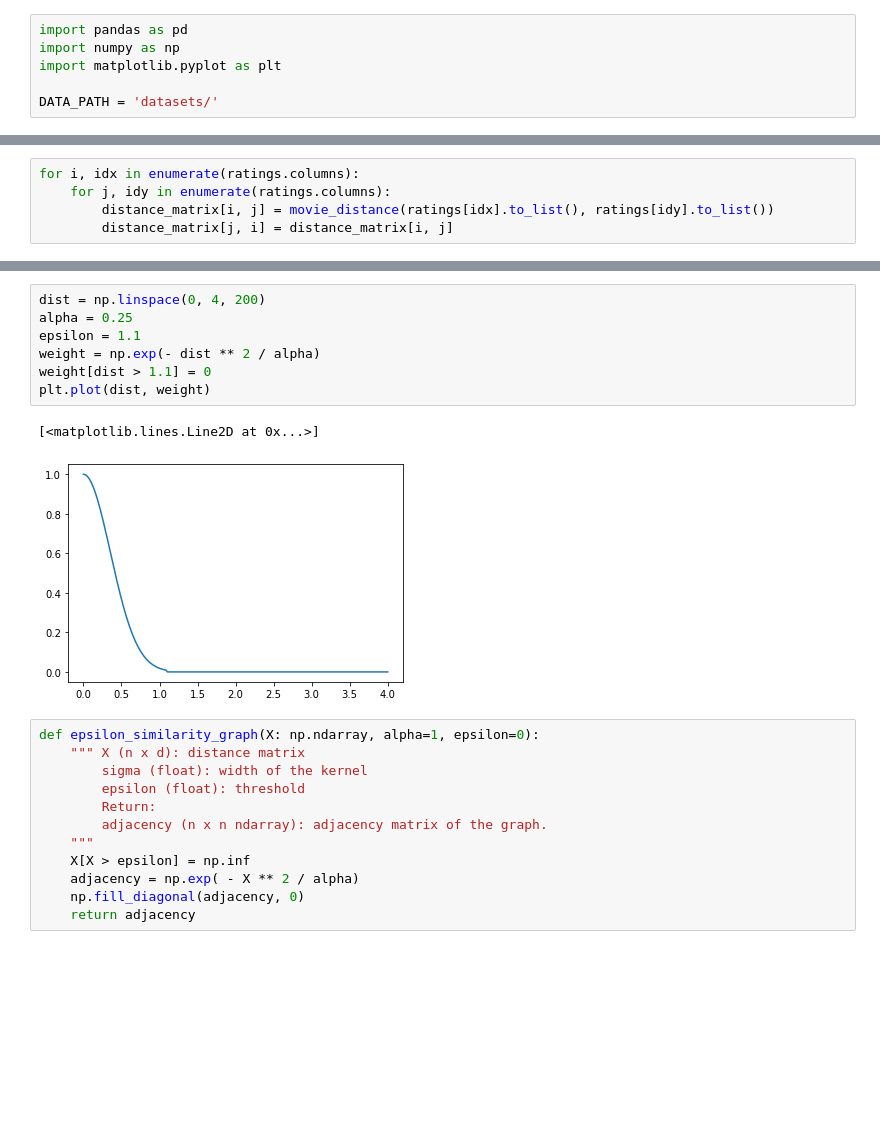
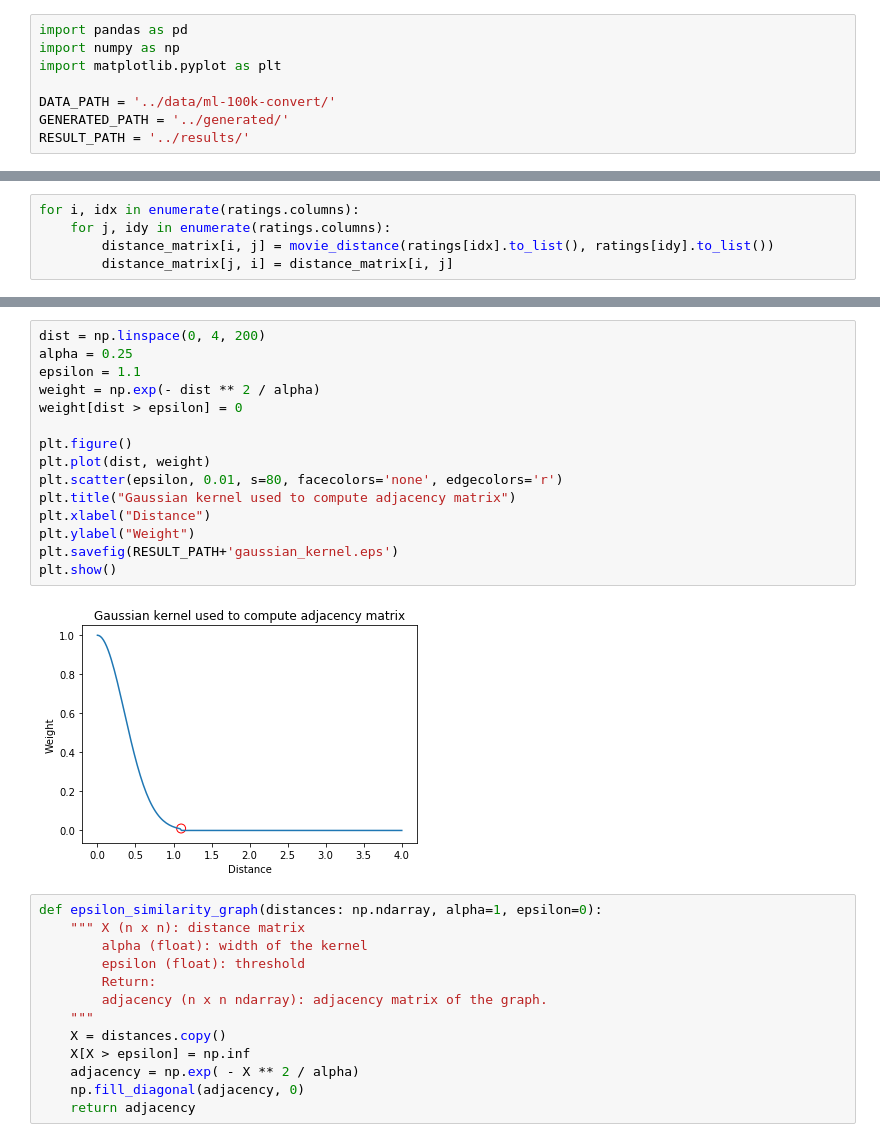
Before and after one commit to Lambo97/MovieRecommendation, a Jupyter notebook: src/movie_ratings_network.ipynb, the cells around one changed output, grey strips where cells are left out. Cells and saved outputs as stored; diff of their text form; blank space fills up the shorter version.

```diff
--- a/src/movie_ratings_network.ipynb
+++ b/src/movie_ratings_network.ipynb
@@ -7,6 +7,8 @@ import pandas as pd
 import numpy as np
 import matplotlib.pyplot as plt
 
-DATA_PATH = 'datasets/'
+DATA_PATH = '../data/ml-100k-convert/'
+GENERATED_PATH = '../generated/'
+RESULT_PATH = '../results/'
 # %%
 # Load data
@@ -119,21 +132,29 @@ array([[0.        , 1.33373391, 1.59727332, 1.32857091, 1.18469776],
 # %%
 dist = np.linspace(0, 4, 200)
 alpha = 0.25
 epsilon = 1.1
 weight = np.exp(- dist ** 2 / alpha)
-weight[dist > 1.1] = 0
+weight[dist > epsilon] = 0
+
+plt.figure()
 plt.plot(dist, weight)
+plt.scatter(epsilon, 0.01, s=80, facecolors='none', edgecolors='r')
+plt.title("Gaussian kernel used to compute adjacency matrix")
+plt.xlabel("Distance")
+plt.ylabel("Weight")
+plt.savefig(RESULT_PATH+'gaussian_kernel.eps')
+plt.show()
 # %% [output]
-[<matplotlib.lines.Line2D at 0x...>]
-[figure, old version]
+[figure, new version]
 # %%
-def epsilon_similarity_graph(X: np.ndarray, alpha=1, epsilon=0):
-    """ X (n x d): distance matrix
-        sigma (float): width of the kernel
+def epsilon_similarity_graph(distances: np.ndarray, alpha=1, epsilon=0):
+    """ X (n x n): distance matrix
+        alpha (float): width of the kernel
         epsilon (float): threshold
         Return:
         adjacency (n x n ndarray): adjacency matrix of the graph.
     """
+    X = distances.copy()
     X[X > epsilon] = np.inf
     adjacency = np.exp( - X ** 2 / alpha)
     np.fill_diagonal(adjacency, 0)
```
Also changed, not shown: parts of 15 cells of this notebook, 11 other files.
